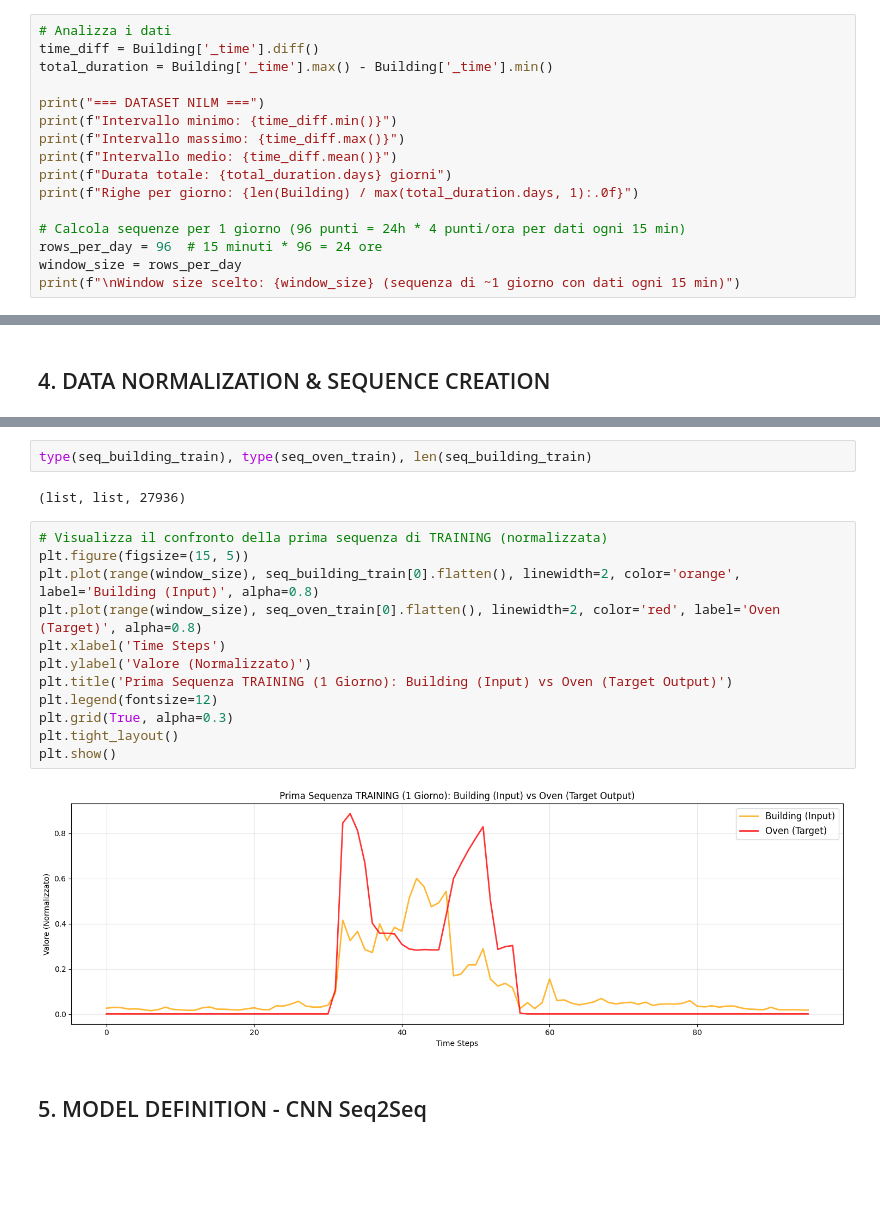
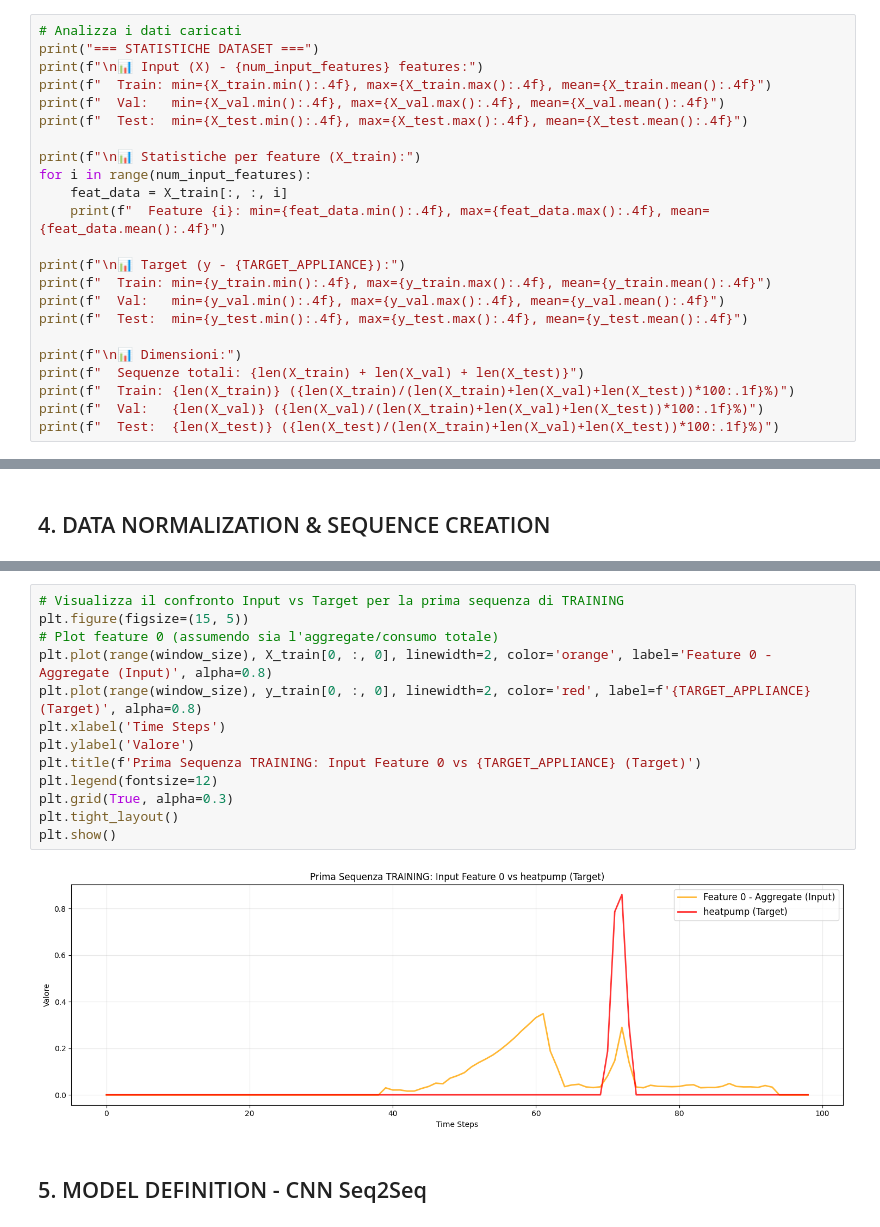
Before and after one commit to Thetommigun432/MTS3-MCTE-Team-Project-Energy-G1, a Jupyter notebook: model_exploration/5_Model_CNN_Seq2Seq.ipynb, the cells around one changed output, grey strips where cells are left out. Saved outputs shown, nothing was run; the diff lists cells and outputs as text; blank space fills up the shorter version.

```diff
--- a/model_exploration/5_Model_CNN_Seq2Seq.ipynb
+++ b/model_exploration/5_Model_CNN_Seq2Seq.ipynb
@@ -63,19 +87,26 @@ Range temporale: 2024-10-20 02:15:00 → 2025-10-20 02:00:00
 # %% [markdown]
 ## 3. EXPLORATORY DATA ANALYSIS
 # %%
-# Analizza i dati
-time_diff = Building['_time'].diff()
-total_duration = Building['_time'].max() - Building['_time'].min()
+# Analizza i dati caricati
+print("=== STATISTICHE DATASET ===")
+print(f"\n📊 Input (X) - {num_input_features} features:")
+print(f"  Train: min={X_train.min():.4f}, max={X_train.max():.4f}, mean={X_train.mean():.4f}")
+print(f"  Val:   min={X_val.min():.4f}, max={X_val.max():.4f}, mean={X_val.mean():.4f}")
+print(f"  Test:  min={X_test.min():.4f}, max={X_test.max():.4f}, mean={X_test.mean():.4f}")
 
-print("=== DATASET NILM ===")
-print(f"Intervallo minimo: {time_diff.min()}")
-print(f"Intervallo massimo: {time_diff.max()}")
-print(f"Intervallo medio: {time_diff.mean()}")
-print(f"Durata totale: {total_duration.days} giorni")
-print(f"Righe per giorno: {len(Building) / max(total_duration.days, 1):.0f}")
+print(f"\n📊 Statistiche per feature (X_train):")
+for i in range(num_input_features):
+    feat_data = X_train[:, :, i]
+    print(f"  Feature {i}: min={feat_data.min():.4f}, max={feat_data.max():.4f}, mean={feat_data.mean():.4f}")
 
-# Calcola sequenze per 1 giorno (96 punti = 24h * 4 punti/ora per dati ogni 15 min)
-rows_per_day = 96  # 15 minuti * 96 = 24 ore
-window_size = rows_per_day
-print(f"\nWindow size scelto: {window_size} (sequenza di ~1 giorno con dati ogni 15 min)")
+print(f"\n📊 Target (y - {TARGET_APPLIANCE}):")
+print(f"  Train: min={y_train.min():.4f}, max={y_train.max():.4f}, mean={y_train.mean():.4f}")
+print(f"  Val:   min={y_val.min():.4f}, max={y_val.max():.4f}, mean={y_val.mean():.4f}")
+print(f"  Test:  min={y_test.min():.4f}, max={y_test.max():.4f}, mean={y_test.mean():.4f}")
+
+print(f"\n📊 Dimensioni:")
+print(f"  Sequenze totali: {len(X_train) + len(X_val) + len(X_test)}")
+print(f"  Train: {len(X_train)} ({len(X_train)/(len(X_train)+len(X_val)+len(X_test))*100:.1f}%)")
+print(f"  Val:   {len(X_val)} ({len(X_val)/(len(X_train)+len(X_val)+len(X_test))*100:.1f}%)")
+print(f"  Test:  {len(X_test)} ({len(X_test)/(len(X_train)+len(X_val)+len(X_test))*100:.1f}%)")
 # %% [output]
@@ -215,21 +198,18 @@ Creazione sequenze con window_size=96, step=1...
-# %%
-type(seq_building_train), type(seq_oven_train), len(seq_building_train)
-# %% [output]
-(list, list, 27936)
 # %%
-# Visualizza il confronto della prima sequenza di TRAINING (normalizzata)
+# Visualizza il confronto Input vs Target per la prima sequenza di TRAINING
 plt.figure(figsize=(15, 5))
-plt.plot(range(window_size), seq_building_train[0].flatten(), linewidth=2, color='orange', label='Building (Input)', alpha=0.8)
-plt.plot(range(window_size), seq_oven_train[0].flatten(), linewidth=2, color='red', label='Oven (Target)', alpha=0.8)
+# Plot feature 0 (assumendo sia l'aggregate/consumo totale)
+plt.plot(range(window_size), X_train[0, :, 0], linewidth=2, color='orange', label='Feature 0 - Aggregate (Input)', alpha=0.8)
+plt.plot(range(window_size), y_train[0, :, 0], linewidth=2, color='red', label=f'{TARGET_APPLIANCE} (Target)', alpha=0.8)
 plt.xlabel('Time Steps')
-plt.ylabel('Valore (Normalizzato)')
-plt.title('Prima Sequenza TRAINING (1 Giorno): Building (Input) vs Oven (Target Output)')
+plt.ylabel('Valore')
+plt.title(f'Prima Sequenza TRAINING: Input Feature 0 vs {TARGET_APPLIANCE} (Target)')
 plt.legend(fontsize=12)
 plt.grid(True, alpha=0.3)
 plt.tight_layout()
 plt.show()
 # %% [output]
-[figure, old version]
+[figure, new version]
 # %% [markdown]
 ## 5. MODEL DEFINITION - CNN Seq2Seq
 # %%
```
Also changed, not shown: parts of 20 cells of this notebook, 22 other files.
